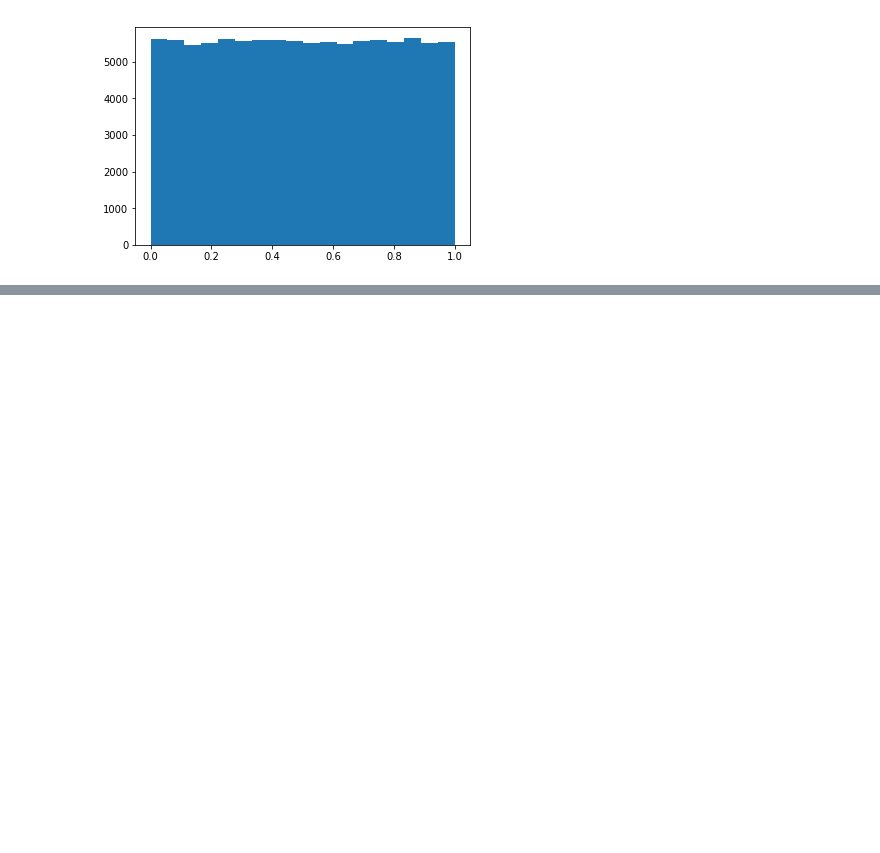
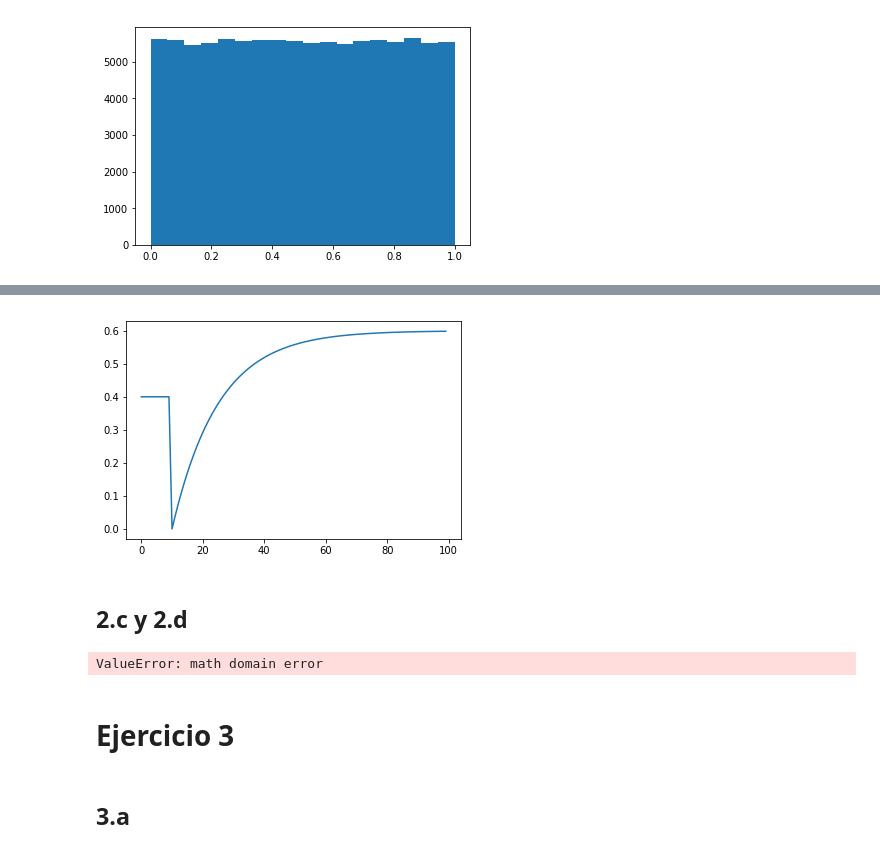
Before and after one commit to martinBosch/simu-grupo5, a Jupyter notebook: tp1.ipynb, the cells around one changed output, grey strips where cells are left out. Cells and saved outputs as stored; diff of their text form; code cells hidden in the pictures; blank space fills up the shorter version.

```diff
--- a/tp1.ipynb
+++ b/tp1.ipynb
@@ -75,0 +99,17 @@ plt.show()
+# %%
+def F(t):
+    lambda_ = 1/15
+    if t >= 0 and t < 10:
+        return 10/25
+    elif t >= 10:
+        return 3/5 * (1 - exp(-1 * lambda_ * (t - 10)) )
+# %%
+x = np.arange(0.0, 100.0, 1)
+y = np.array(list(map(F, x)))
+
+plt.plot(x, y)
+plt.show()
+# %% [output]
+[figure, added]
+# %% [markdown]
+## 2.c y 2.d
@@ -75,0 +129,8 @@ plt.show()
+# %%
+x = np.arange(0.0, 100.0, 1)
+y = np.array(list(map(f_inversa, x)))
+
+plt.plot(x, y)
+plt.show()
+# %% [output]
+ValueError: math domain error
@@ -75,0 +141,4 @@ plt.show()
+# %% [markdown]
+# Ejercicio 3
+# %% [markdown]
+## 3.a
```
Also changed, not shown: parts of 20 cells of this notebook.
